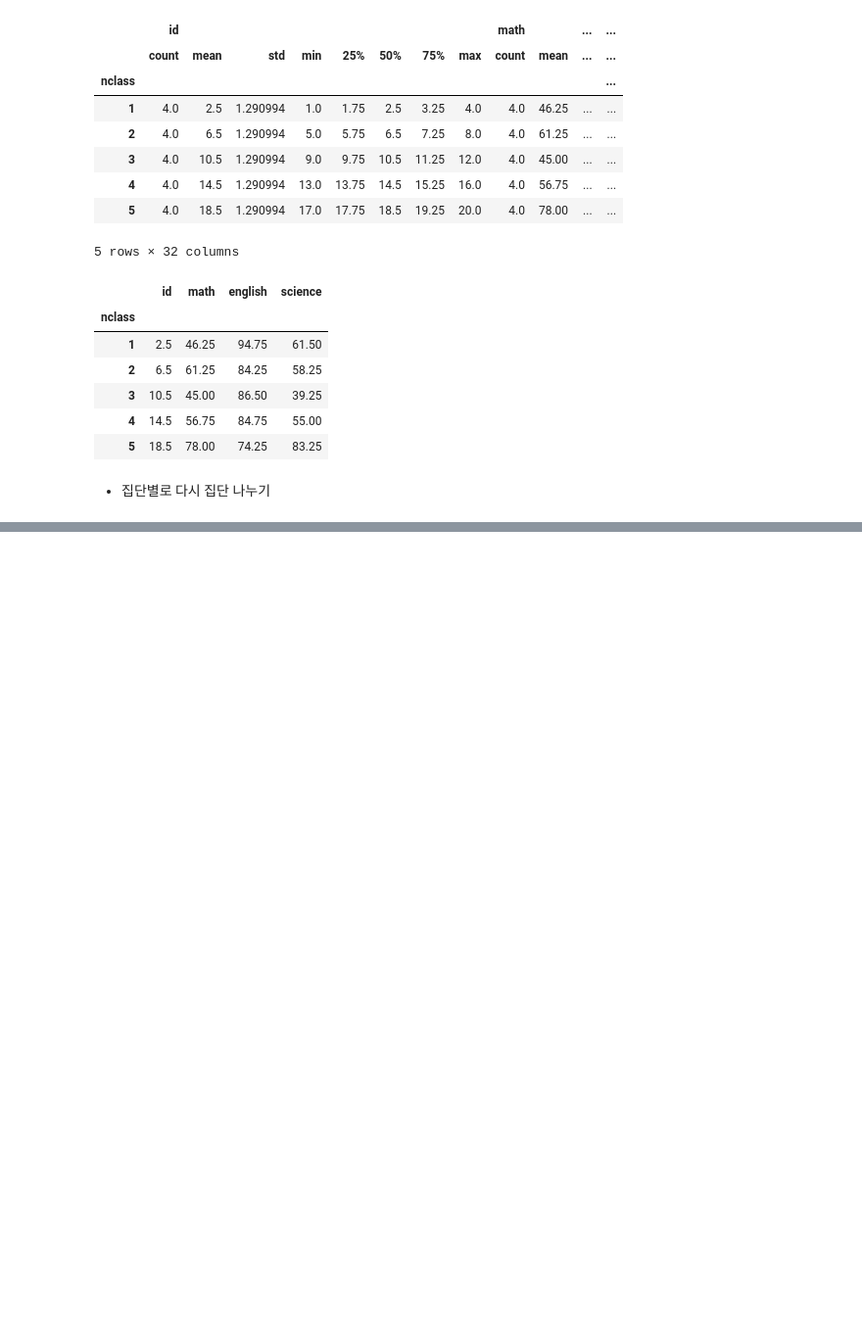
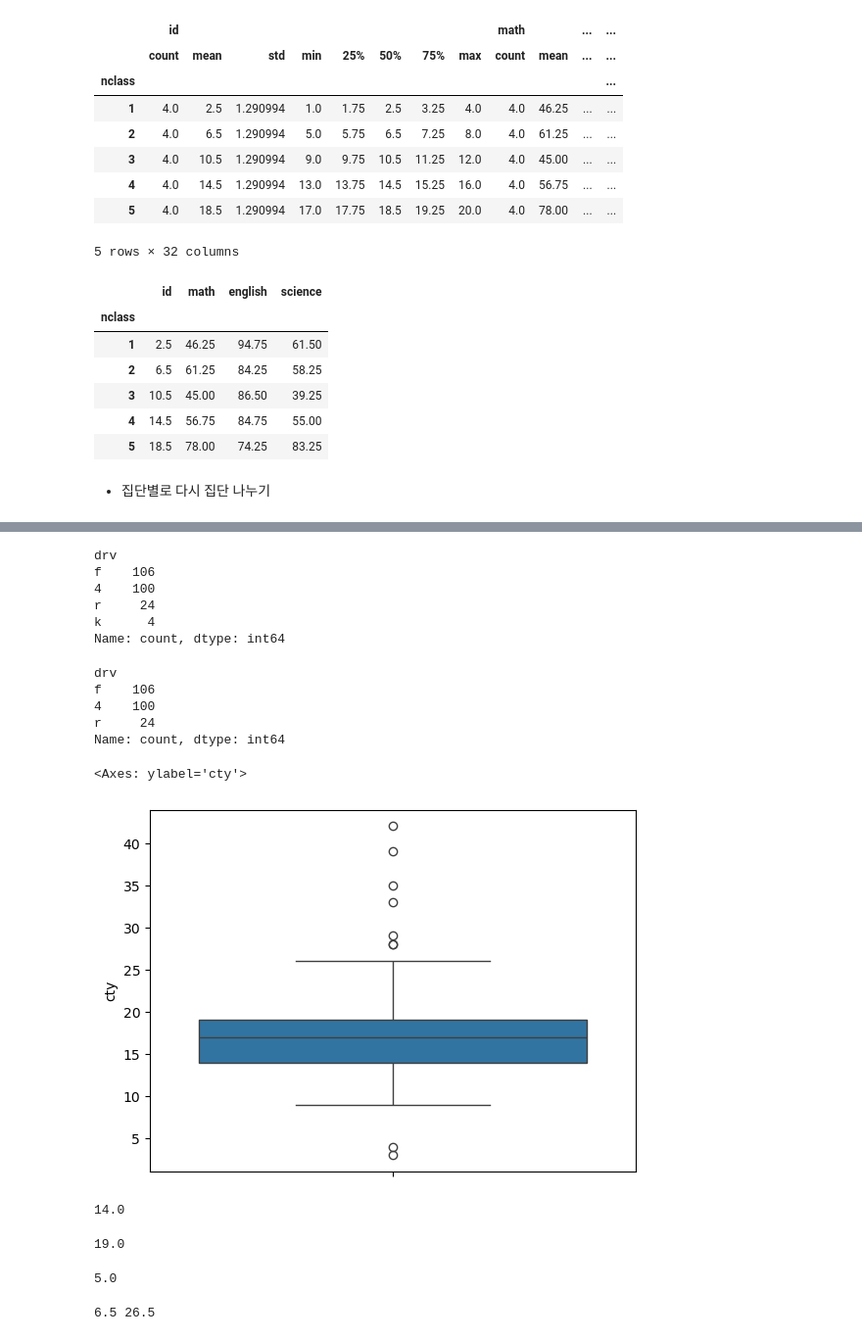
Before and after one commit to jungwoonAn/dataAnalysis, a Jupyter notebook: 04. Do It! 쉽게 배우는 파이썬 데이터 분석/exercise.ipynb, the cells around one changed output, grey strips where cells are left out. Shown at 98% size. Drawn from its saved outputs; the diff is of its cells as text; code cells hidden in the pictures; blank space fills up the shorter version.

```diff
--- a/04. Do It! 쉽게 배우는 파이썬 데이터 분석/exercise.ipynb
+++ b/04. Do It! 쉽게 배우는 파이썬 데이터 분석/exercise.ipynb
@@ -1838,0 +2802,13 @@ exam.groupby('nclass').mean()
+# %%
+# 혼자서 해보기) 이상치가 들어 있는 mpg 데이터를 활용해 분석 문제를 해결해 보세요.
+
+# mpg 데이터 불러오기
+mpg = pd.read_csv('./Data/mpg.csv')
+
+# drv 이상치 할당
+mpg.loc[[9,13,57,92], 'drv'] = 'k'
+
+# cty 이상치 할당
+mpg.loc[[28,42,128,202], 'cty'] = [3,4,39,42]
+
+mpg.loc[[9,13,28,42,57,92,128,202],]
@@ -1838,0 +2825,49 @@ exam.groupby('nclass').mean()
+# %%
+# Q1. drv에 이상이 있는지 확인하세요. 이상치를 결측 처리한 다음 이상치가 사라졌는지
+# 확인하세요. 결측 처리를 할 때는 df.isin()을 활용하세요.
+mpg['drv'].value_counts()
+# %% [output]
+drv
+f    106
+4    100
+r     24
+k      4
+Name: count, dtype: int64
+# %%
+mpg['drv'] = np.where(mpg['drv']=='k', np.nan, mpg['drv'])
+mpg['drv'].value_counts()
+# %% [output]
+drv
+f    106
+4    100
+r     24
+Name: count, dtype: int64
+# %%
+# Q2. 상자 그림을 이용해 cty에 이상치가 있는지 확인하세요. 상자 그림 기준으로 정상 범위를
+# 벗어난 값을 결측 처리한 다음 다시 상자 그림을 만들어 이상치가 사라졌는지 확인하세요.
+import seaborn as sns
+sns.boxplot(data=mpg, y='cty')
+# %% [output]
+<Axes: ylabel='cty'>
+[figure, added]
+# %%
+pct25 = mpg['cty'].quantile(.25)
+pct25
+# %% [output]
+14.0
+# %%
+pct75 = mpg['cty'].quantile(.75)
+pct75
+# %% [output]
+19.0
+# %%
+iqr = pct75 - pct25
+iqr
+# %% [output]
+5.0
+# %%
+min = pct25 - 1.5*iqr
+max = pct75 + 1.5*iqr
+print(min, max)
+# %% [output]
+6.5 26.5
```
Also changed, not shown: parts of 152 cells of this notebook, 12 other files.
